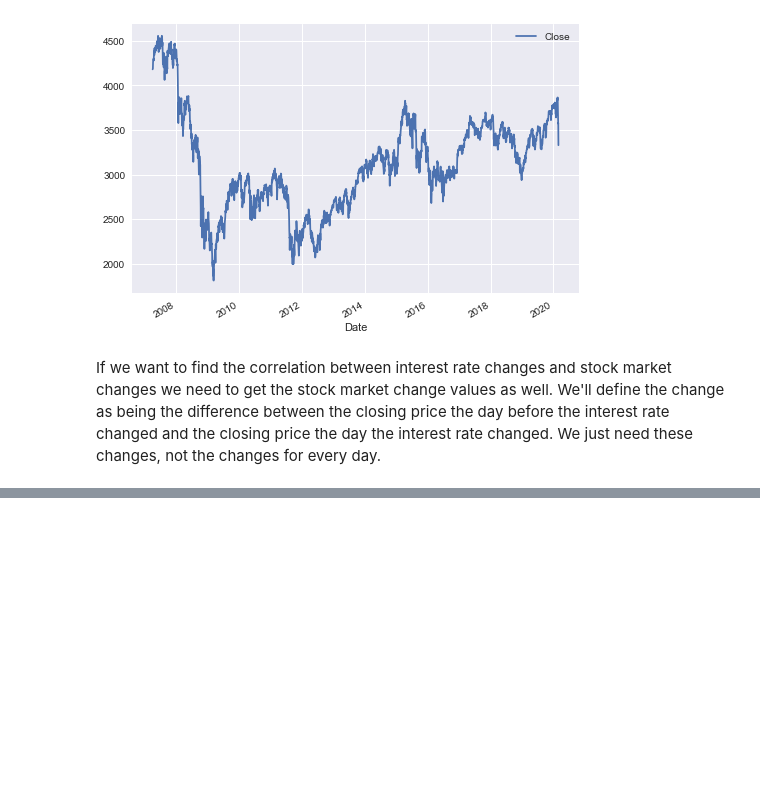
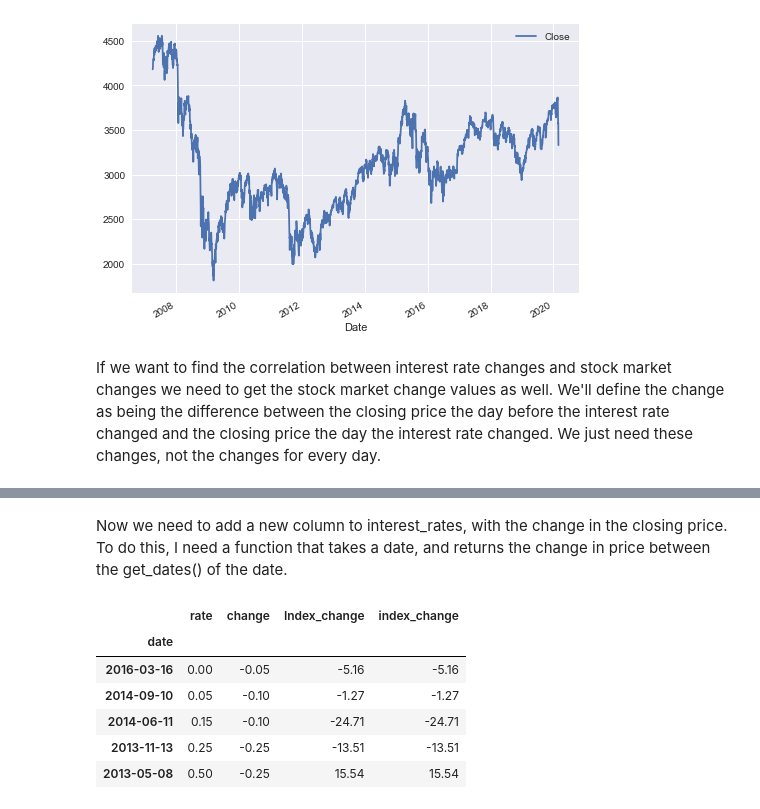
Before and after one commit to binary-riviera/Finance-Models, a Jupyter notebook: Bayes_interest_index.ipynb, the cells around one changed output, grey strips where cells are left out. Cells and saved outputs as stored; diff of their text form; code cells hidden in the pictures; blank space fills up the shorter version.

```diff
--- a/Bayes_interest_index.ipynb
+++ b/Bayes_interest_index.ipynb
@@ -173,0 +163,4 @@ get_dates(interest_rates.index[0])
+# %%
+before, after = get_dates(interest_rates.index[0])
+print(before)
+print(after)
@@ -173,0 +172,4 @@ get_dates(interest_rates.index[0])
+# %%
+start_date = pd.to_datetime('2007-03-30 00:00:00')
+interest_rates = interest_rates.loc[interest_rates.index >= start_date]
+[get_dates(x) for x in interest_rates.index][0]
@@ -173,0 +178,17 @@ get_dates(interest_rates.index[0])
+# %% [markdown]
+Now we need to add a new column to interest_rates, with the change in the closing price. To do this, I need a function that takes a date, and returns the change in price between the get_dates() of the date.
+# %%
+def get_index_change(date):
+    before, after = get_dates(date)
+    return round(close.at[after, 'Close'] - close.at[before, 'Close'], 2)
+# %%
+interest_rates['index_change'] = interest_rates.index.map(get_index_change)
+interest_rates.head()
+# %% [output]
+|  | rate | change | Index_change | index_change |
+| date |  |  |  |  |
+| 2016-03-16 | 0.00 | -0.05 | -5.16 | -5.16 |
+| 2014-09-10 | 0.05 | -0.10 | -1.27 | -1.27 |
+| 2014-06-11 | 0.15 | -0.10 | -24.71 | -24.71 |
+| 2013-11-13 | 0.25 | -0.25 | -13.51 | -13.51 |
+| 2013-05-08 | 0.50 | -0.25 | 15.54 | 15.54 |
```
Also changed, not shown: parts of 5 cells of this notebook.
